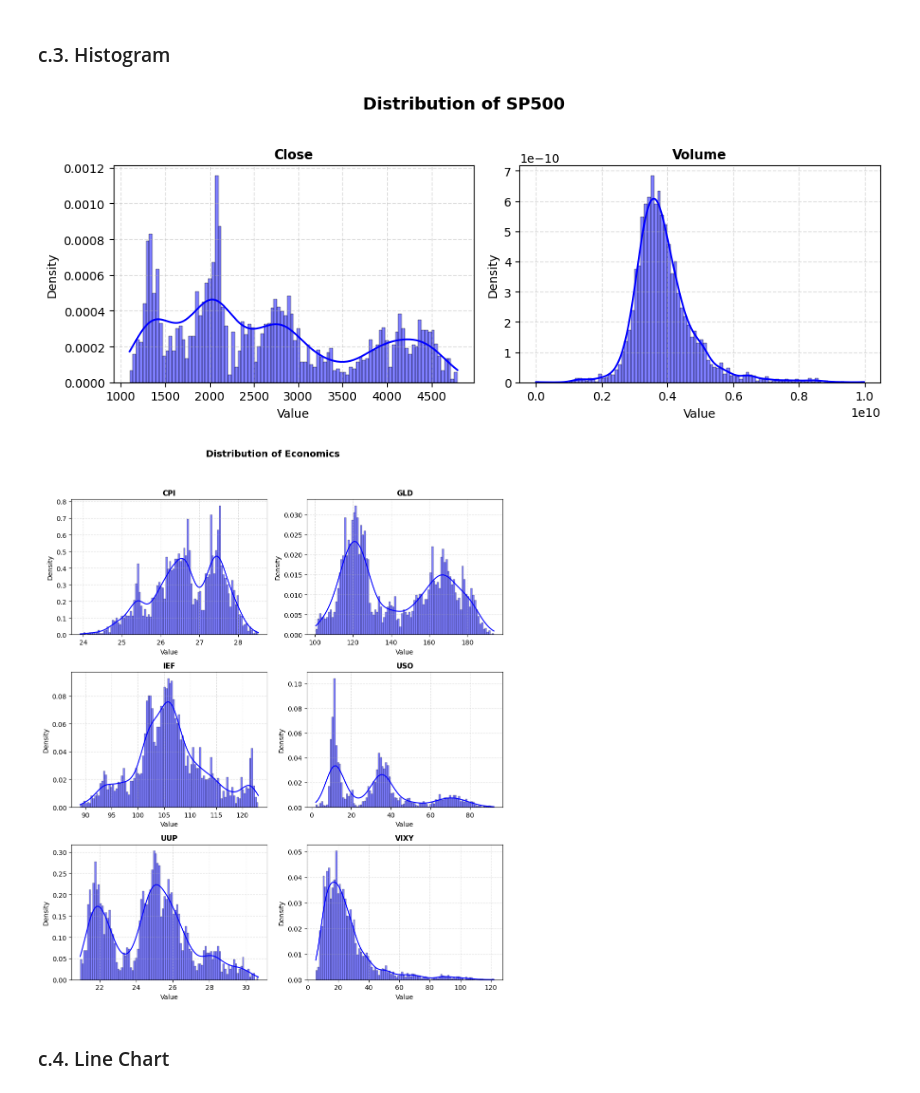
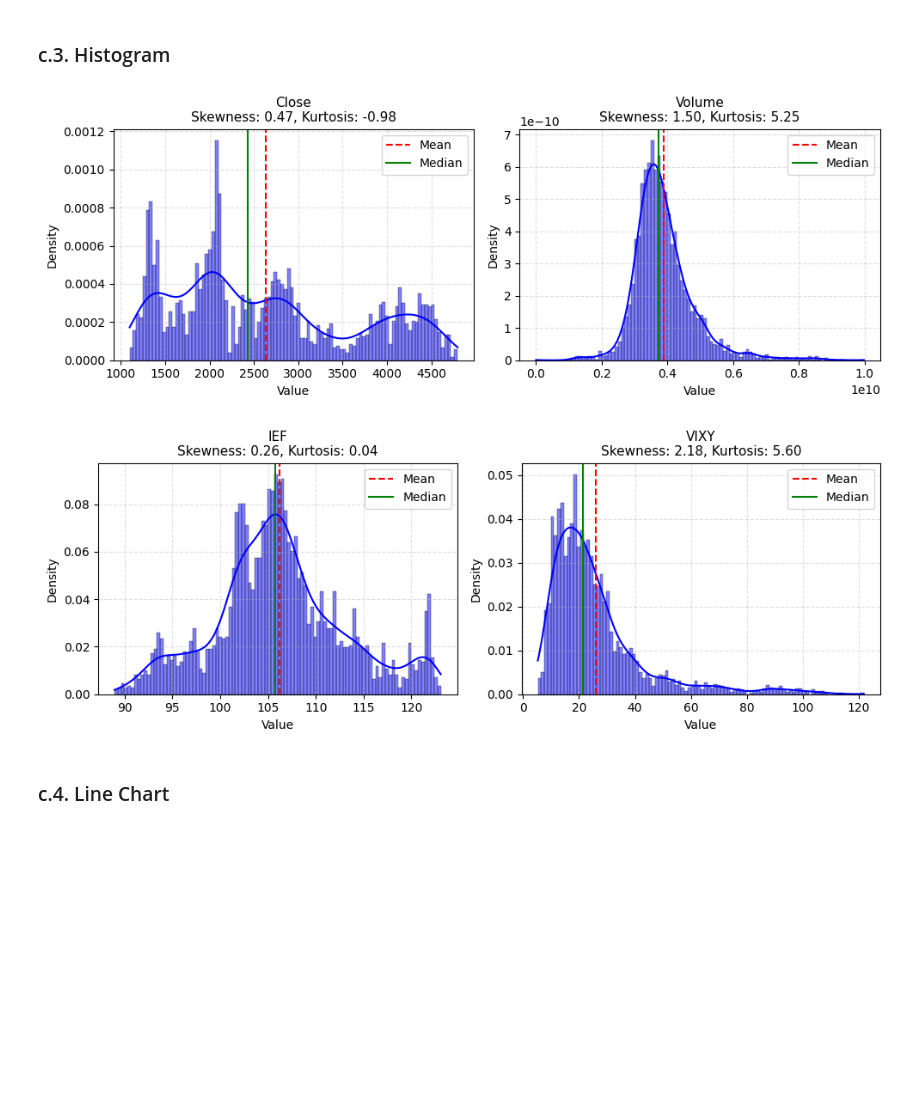
Before and after one commit to VictorNguyenLPN/sp500-dav, a Jupyter notebook: notebook.ipynb, the cells around one changed output. Saved outputs shown, nothing was run; the diff lists cells and outputs as text; code cells hidden in the pictures; blank space fills up the shorter version.

```diff
--- a/notebook.ipynb
+++ b/notebook.ipynb
@@ -357,7 +335,6 @@ for title, cols_in_group in groups.items():
     axes[0].set_ylabel("")
     axes[0].grid(True, linestyle="--", alpha=0.6)
 
-    # --- Normalized Data ---
     scaler = MinMaxScaler()
     data_norm = pd.DataFrame(
         scaler.fit_transform(data[cols_in_group]),
@@ -382,10 +359,9 @@ for title, cols_in_group in groups.items():
     axes[1].set_ylabel("")
     axes[1].grid(True, linestyle="--", alpha=0.6)
 
-    # --- Layout & Save ---
     plt.tight_layout()
-    save_path = os.path.join(FIG_DIR, f"boxplot_{title.replace(' ', '_')}_compare.png")
-    plt.savefig(save_path, dpi=150)
+    # save_path = os.path.join(FIG_DIR, f"boxplot_{title.replace(' ', '_')}_compare.png")
+    # plt.savefig(save_path, dpi=150)
     plt.show()
     plt.close()
 # %% [output]
@@ -397,45 +373,49 @@ for title, cols_in_group in groups.items():
 # %%
 groups = {
     "SP500": ["Close", "Volume"],
-    'Economics': ['CPI', 'GLD', 'IEF', 'USO', 'UUP', 'VIXY'],
+    'Economics': ["IEF", 'VIXY'],
 }
 
 max_cols = 2
 
 for title, cols_in_group in groups.items():
     n = len(cols_in_group)
     n_rows = math.ceil(n / max_cols)
 
     fig, axes = plt.subplots(n_rows, max_cols, figsize=(5*max_cols, 4*n_rows))
     axes = axes.flatten()
 
     for i, col in enumerate(cols_in_group):
+        skewness_val = data[f'{col}'].skew()
+        kurtosis_val = data[f'{col}'].kurtosis()
         sns.histplot(
             data[col].dropna(),
             kde=True,
             stat="density",
             bins=100,
             color="blue",
             ax=axes[i]
         )
-        axes[i].set_title(f"{col}", fontsize=11, fontweight='bold')
+        axes[i].axvline(data[f'{col}'].mean(), color='red', linestyle='--', label='Mean')
+        axes[i].axvline(data[f'{col}'].median(), color='green', linestyle='-', label='Median')
+        axes[i].set_title(f"{col}\nSkewness: {skewness_val:.2f}, Kurtosis: {kurtosis_val:.2f}", fontsize=11)
         axes[i].set_xlabel("Value")
         axes[i].set_ylabel("Density")
         axes[i].grid(True, linestyle="--", alpha=0.4)
+        axes[i].legend()
 
     for j in range(i + 1, len(axes)):
         axes[j].axis('off')
 
-    fig.suptitle(f"Distribution of {title}", fontsize=14, fontweight='bold')
+    # fig.suptitle(f"Distribution of {title}", fontsize=14, fontweight='bold')
     fig.tight_layout(rect=[0, 0, 1, 0.95])
-
     save_path = os.path.join(FIG_DIR, f"group_hist_{title.replace(' ', '_')}.png")
-    plt.savefig(save_path, dpi=150)
+    # plt.savefig(save_path, dpi=150)
     plt.show()
     plt.close()
 # %% [output]
-[figure, old version]
+[figure, new version]
-[figure, old version]
+[figure, new version]
 # %% [markdown]
 ### c.4. Line Chart
 # %%
```
Also changed, not shown: parts of 11 cells of this notebook, 12 other files.
